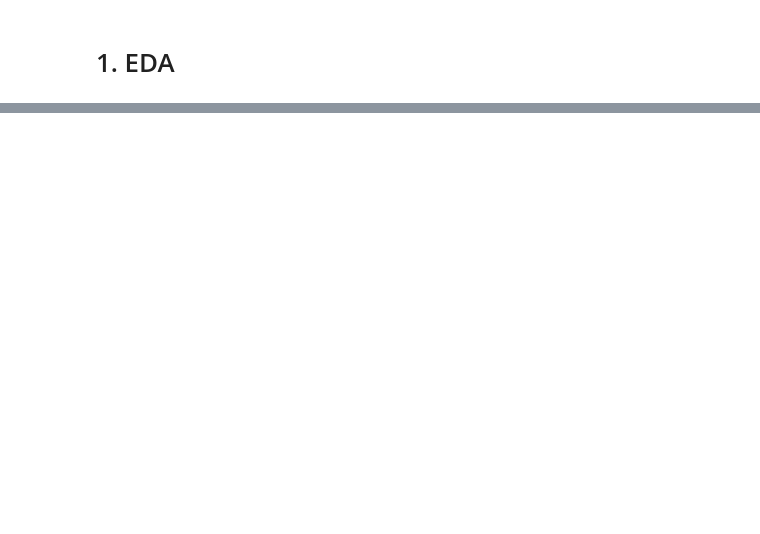
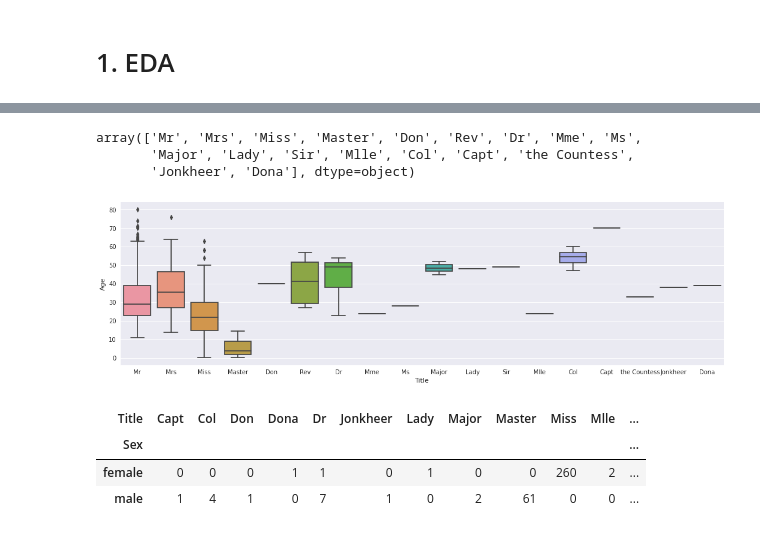
Before and after one commit to HyunJun37/Kaggle_Titanic, a Jupyter notebook: titanic-first-try.ipynb, the cells around one changed output, grey strips where cells are left out. Saved outputs shown, nothing was run; the diff lists cells and outputs as text; code cells hidden in the pictures; blank space fills up the shorter version.

```diff
--- a/titanic-first-try.ipynb
+++ b/titanic-first-try.ipynb
@@ -14,8 +14,9 @@ warnings.filterwarnings('ignore')
 %matplotlib inline
 # %%
 train = pd.read_csv('../input/titanic/train.csv')
+train_len = train.shape[0]
 test = pd.read_csv('../input/titanic/test.csv')
-all_data = pd.concat([train, test])
+dataset = pd.concat([train, test]).reset_index(drop=True)
 # %%
 train.head()
 # %% [output]
@@ -82,0 +109,20 @@ p = sns.heatmap(train[["Survived", "Pclass", "Sex", "Age", "SibSp", "Parch", "Fa
+# %%
+title = [x.split(',')[1].split(".")[0].strip() for x in dataset["Name"]]
+dataset["Title"] = pd.Series(title)
+dataset["Title"].unique()
+# %% [output]
+array(['Mr', 'Mrs', 'Miss', 'Master', 'Don', 'Rev', 'Dr', 'Mme', 'Ms',
+       'Major', 'Lady', 'Sir', 'Mlle', 'Col', 'Capt', 'the Countess',
+       'Jonkheer', 'Dona'], dtype=object)
+# %%
+f = plt.figure(figsize=(18, 5))
+f = sns.boxplot(x="Title", y="Age", data=dataset)
+# %% [output]
+[figure, added]
+# %%
+pd.crosstab(dataset["Sex"], dataset["Title"])
+# %% [output]
+| Title | Capt | Col | Don | Dona | Dr | Jonkheer | Lady | Major | Master | Miss | Mlle | ... |
+| Sex |  |  |  |  |  |  |  |  |  |  |  | ... |
+| female | 0 | 0 | 0 | 1 | 1 | 0 | 1 | 0 | 0 | 260 | 2 | ... |
+| male | 1 | 4 | 1 | 0 | 7 | 1 | 0 | 2 | 61 | 0 | 0 | ... |
```
Also changed, not shown: parts of 17 cells of this notebook.
